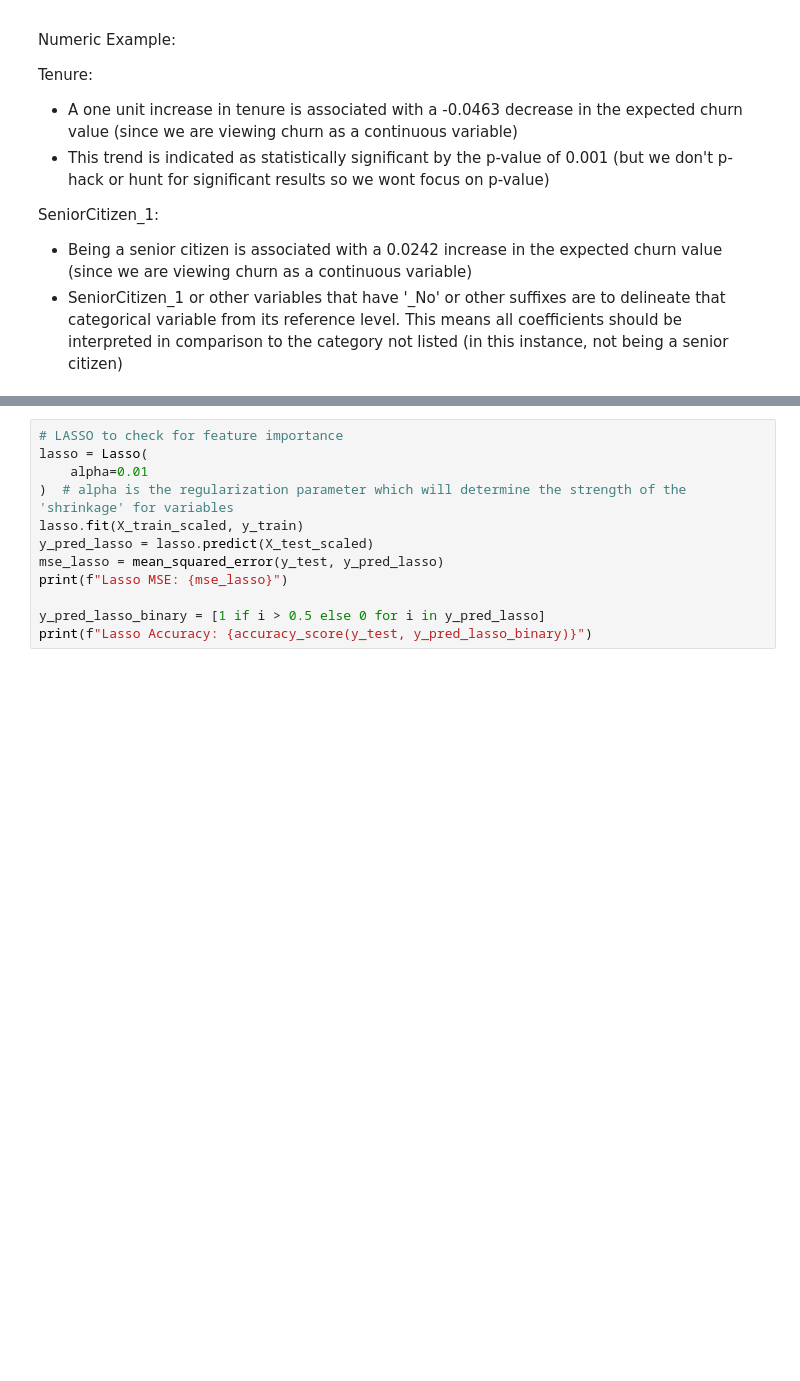
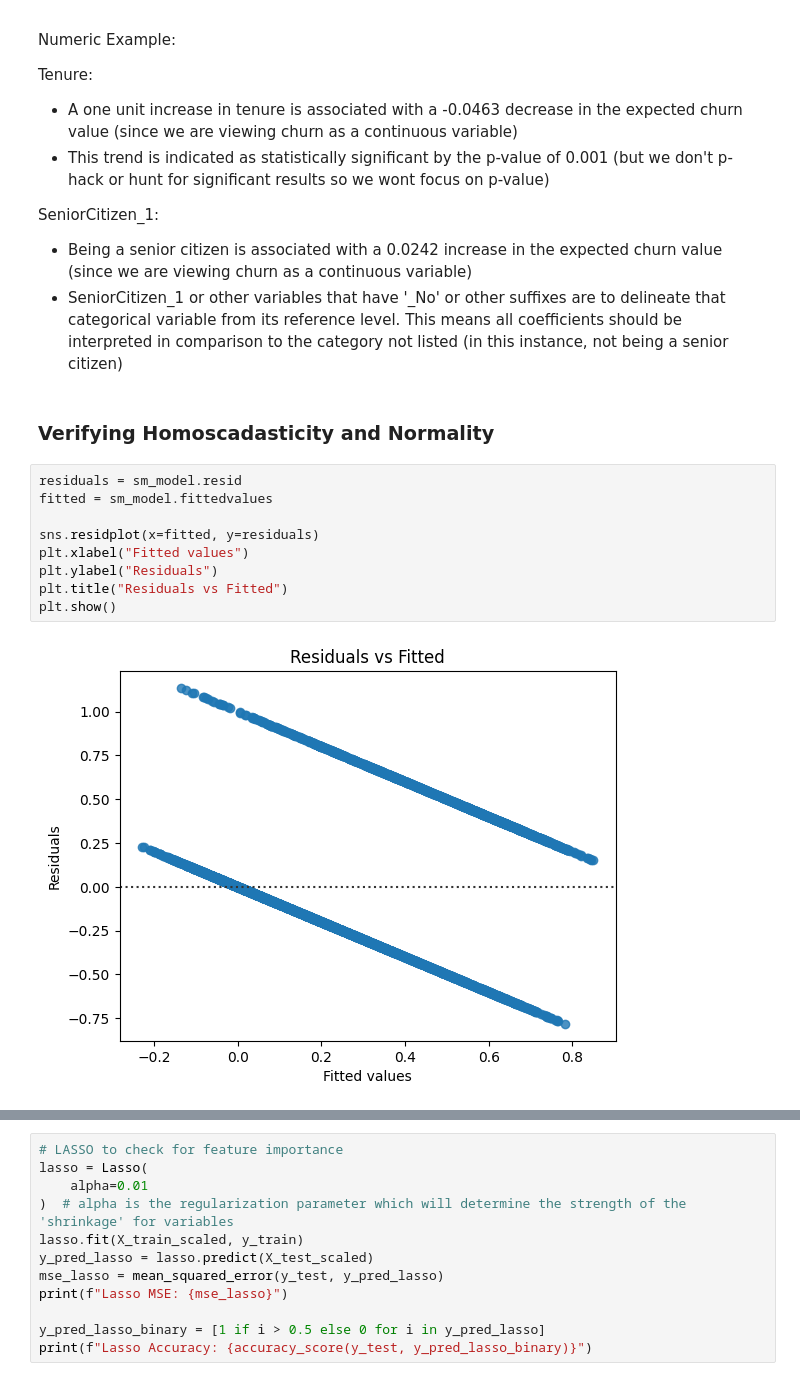
Before and after one commit to johncoogan53/XAI_HW2, a Jupyter notebook: XAI_HW_2.ipynb, the cells around one changed output, grey strips where cells are left out. Drawn from its saved outputs; the diff is of its cells as text; blank space fills up the shorter version.

```diff
--- a/XAI_HW_2.ipynb
+++ b/XAI_HW_2.ipynb
@@ -271,3 +279,16 @@ Tenure:
 SeniorCitizen_1:
 - Being a senior citizen is associated with a 0.0242 increase in the expected churn value (since we are viewing churn as a continuous variable)
 - SeniorCitizen_1 or other variables that have '_No' or other suffixes are to delineate that categorical variable from its reference level. This means all coefficients should be interpreted in comparison to the category not listed (in this instance, not being a senior citizen)
+# %% [markdown]
+### Verifying Homoscadasticity and Normality
+# %%
+residuals = sm_model.resid
+fitted = sm_model.fittedvalues
+
+sns.residplot(x=fitted, y=residuals)
+plt.xlabel("Fitted values")
+plt.ylabel("Residuals")
+plt.title("Residuals vs Fitted")
+plt.show()
+# %% [output]
+[figure, added]
```
Also changed, not shown: parts of 21 cells of this notebook.
